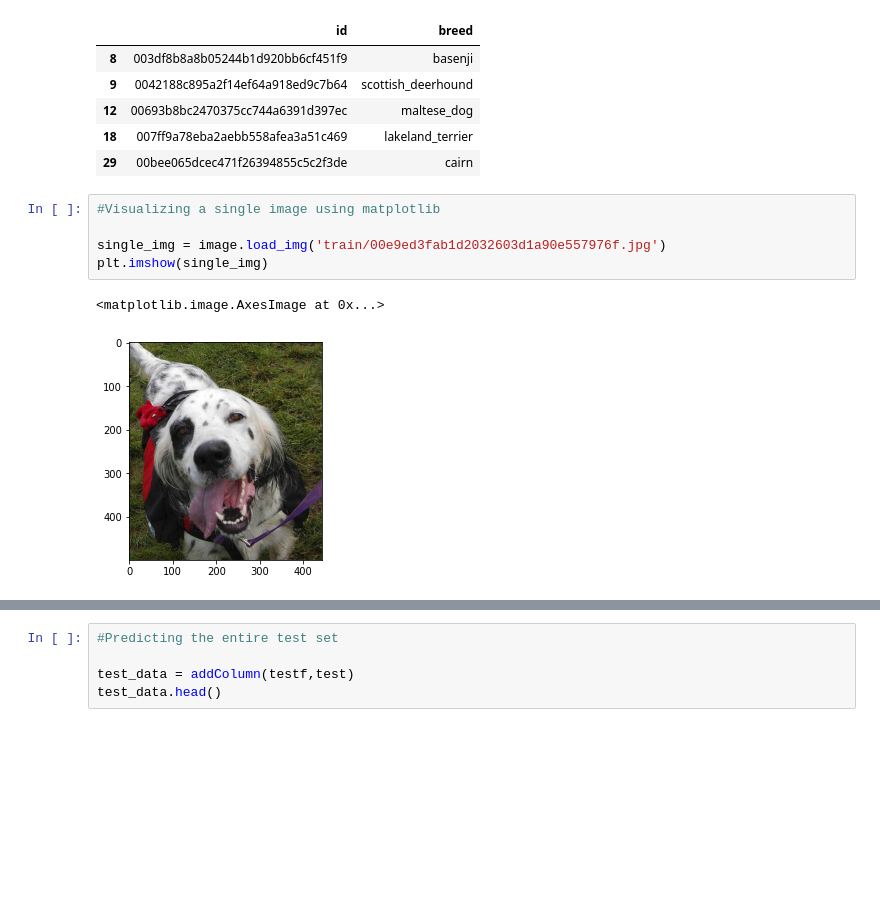
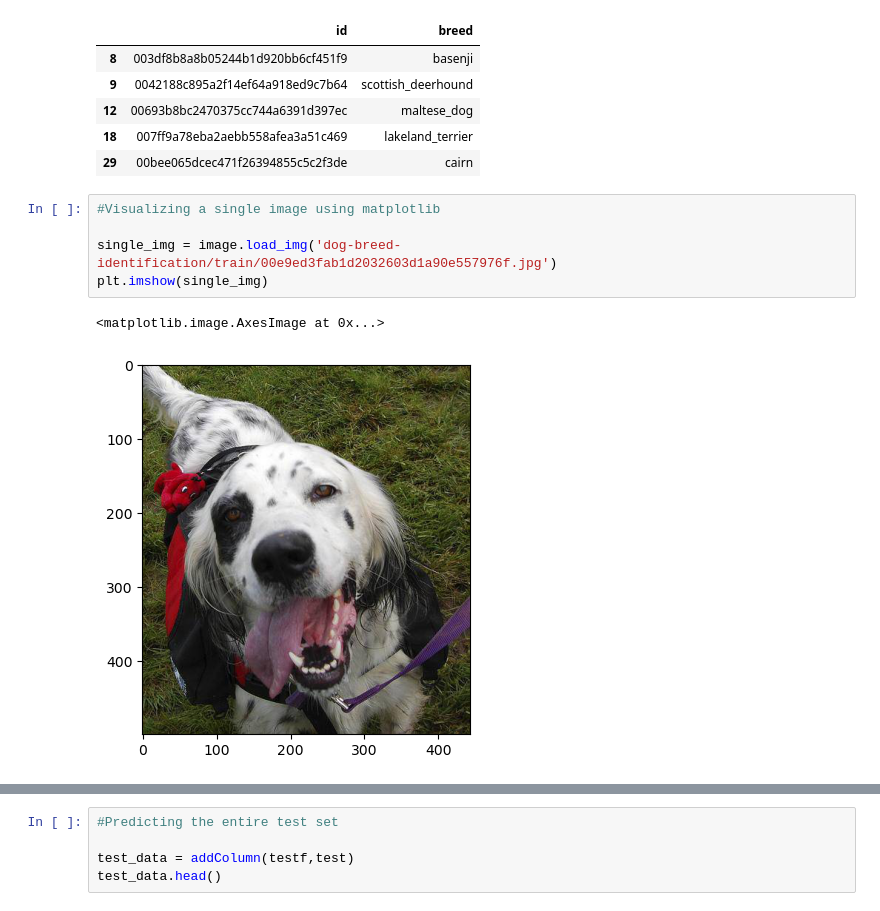
Before and after one commit to rantrek/Dog-Breeds, a Jupyter notebook: DogBreeds_classification.ipynb, the cells around one changed output, grey strips where cells are left out. Saved outputs shown, nothing was run; the diff lists cells and outputs as text; blank space fills up the shorter version.

```diff
--- a/DogBreeds_classification.ipynb
+++ b/DogBreeds_classification.ipynb
@@ -166,11 +169,11 @@ labels30.head()
 # %%
 #Visualizing a single image using matplotlib
 
-single_img = image.load_img('train/00e9ed3fab1d2032603d1a90e557976f.jpg')
+single_img = image.load_img('dog-breed-identification/train/00e9ed3fab1d2032603d1a90e557976f.jpg')
 plt.imshow(single_img)
 # %% [output]
 <matplotlib.image.AxesImage at 0x...>
-[figure, old version]
+[figure, new version]
 # %%
 #A function that adds a third column 'path' to the labels dataframes
 #Appending the path to the image in the path column.
```
Also changed, not shown: parts of 19 cells of this notebook, 2 other files.
